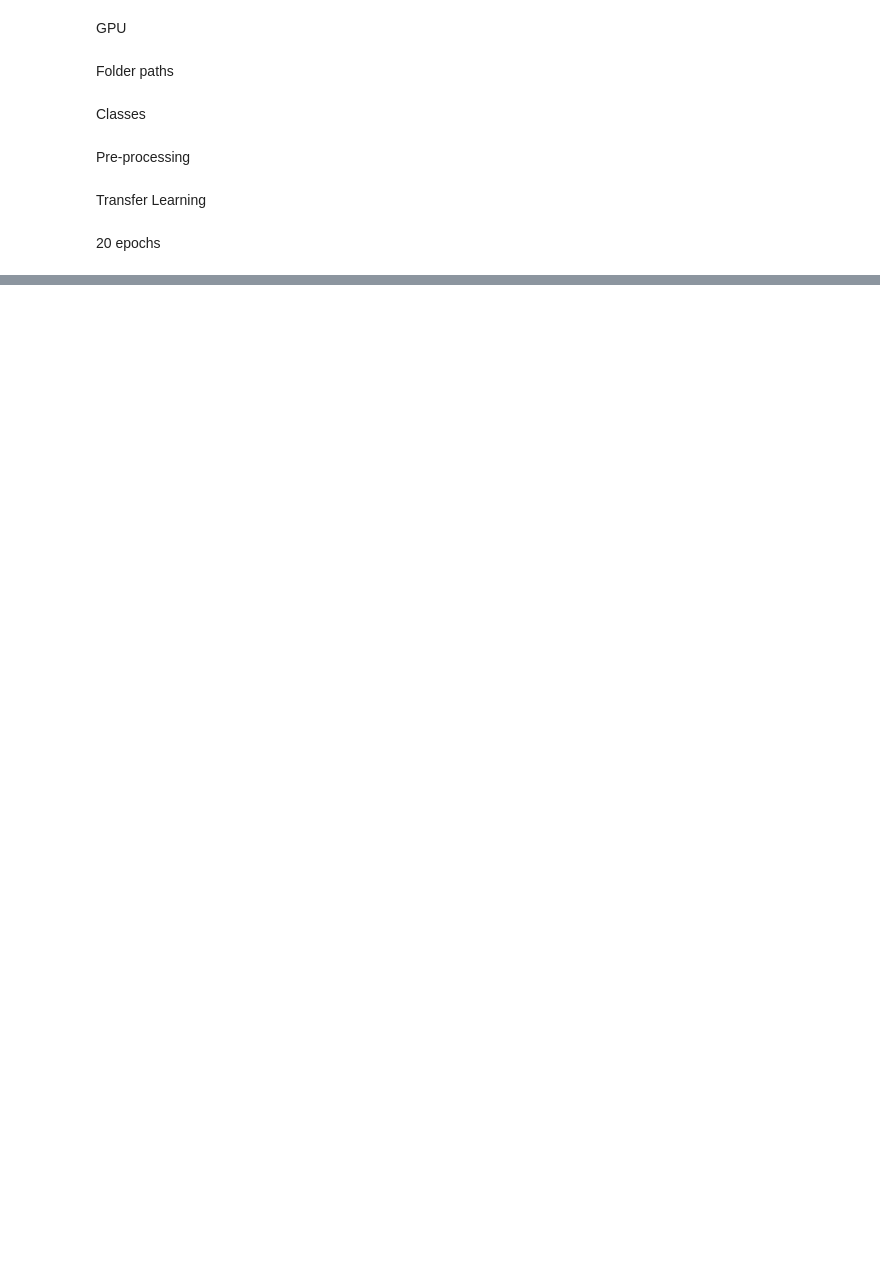
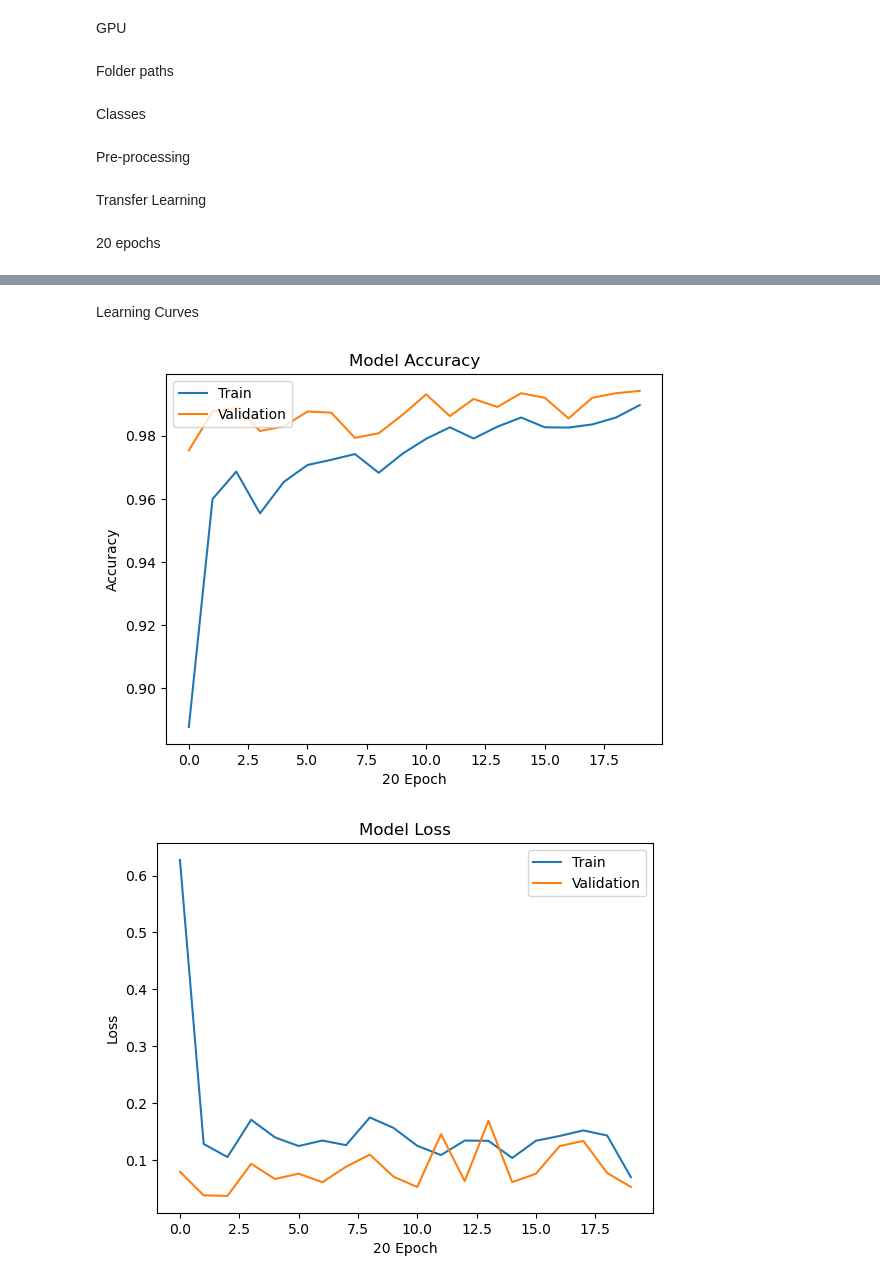
Before and after one commit to bereniceluis/python-transfer-learning, a Jupyter notebook: transfer_learning.ipynb, the cells around one changed output, grey strips where cells are left out. Cells and saved outputs as stored; diff of their text form; code cells hidden in the pictures; blank space fills up the shorter version.

Commit message:
update: learning curve figures, evaluation metrics, dataset partitioning file

```diff
--- a/transfer_learning.ipynb
+++ b/transfer_learning.ipynb
@@ -59,7 +61,7 @@ transfer_model = TransferLearningModel(train_dir=train_dir, val_dir=val_dir, bat
 # %% [markdown]
 20 epochs
 # %%
-transfer_model.train(num_epochs=20, save_filename='model/mobilenetv2_epoch20_model.h5')
+history = transfer_model.train(num_epochs=20, save_filename='model/mobilenetv2_epoch20_model.h5')
 # %% [output]
 Found 10960 images belonging to 23 classes.
 Found 2756 images belonging to 23 classes.
@@ -81,0 +83,25 @@ Model saved successfully to model/mobilenetv2_epoch20_model.h5
+# %% [markdown]
+Learning Curves
+# %%
+# Accuracy
+plt.plot(history.history['categorical_accuracy'])
+plt.plot(history.history['val_categorical_accuracy'])
+plt.title('Model Accuracy')
+plt.xlabel('20 Epoch')
+plt.ylabel('Accuracy')
+plt.legend(['Train', 'Validation'], loc='upper left')
+plt.savefig('figures/accuracy_plot_20epochs.png')
+plt.show()
+
+# Loss
+plt.plot(history.history['loss'])
+plt.plot(history.history['val_loss'])
+plt.title('Model Loss')
+plt.xlabel('20 Epoch')
+plt.ylabel('Loss')
+plt.legend(['Train', 'Validation'], loc='upper right')
+plt.savefig('figures/loss_plot_20epochs.png')
+plt.show()
+# %% [output]
+[figure, added]
+[figure, added]
```
Also changed, not shown: parts of 3 cells of this notebook, 5 other files.
